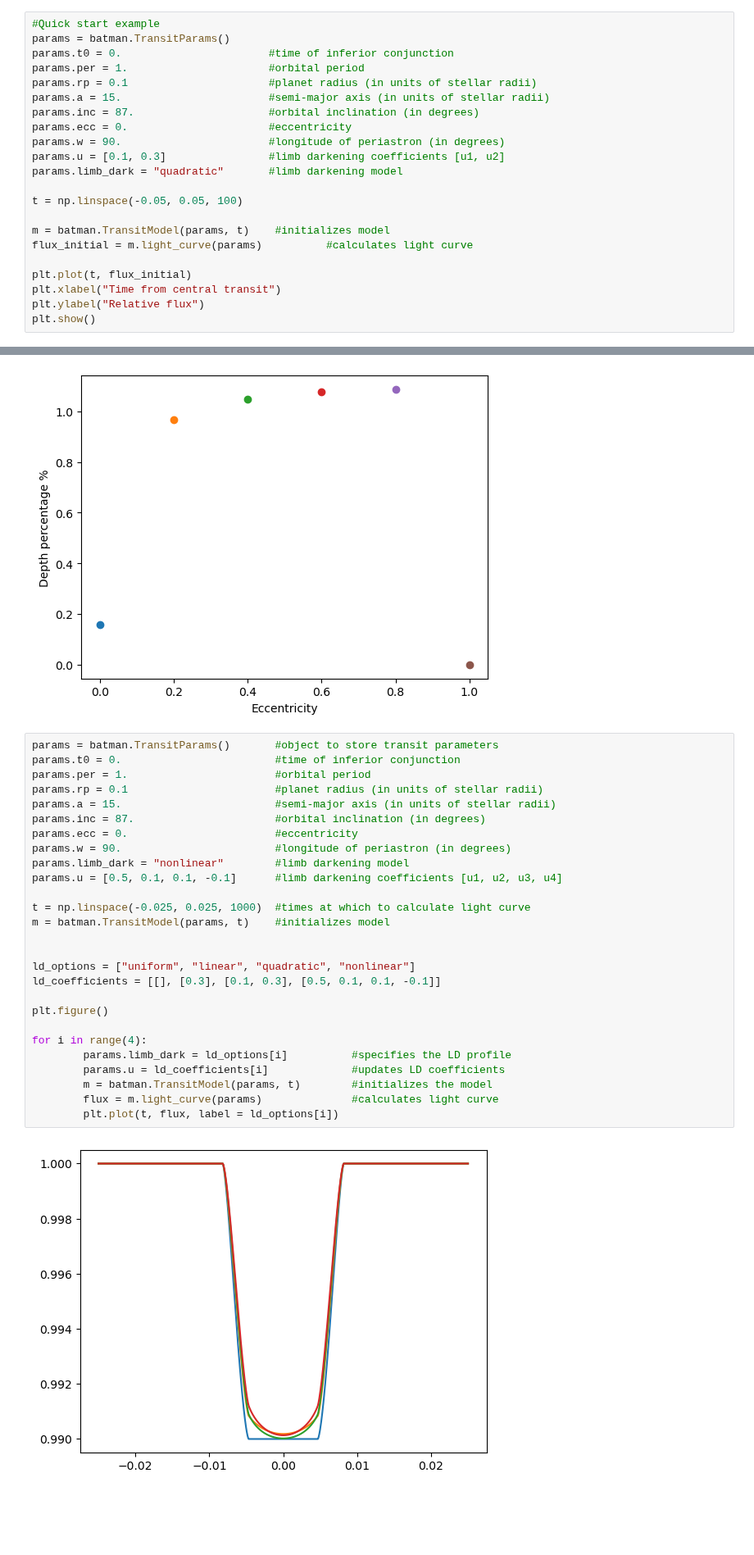
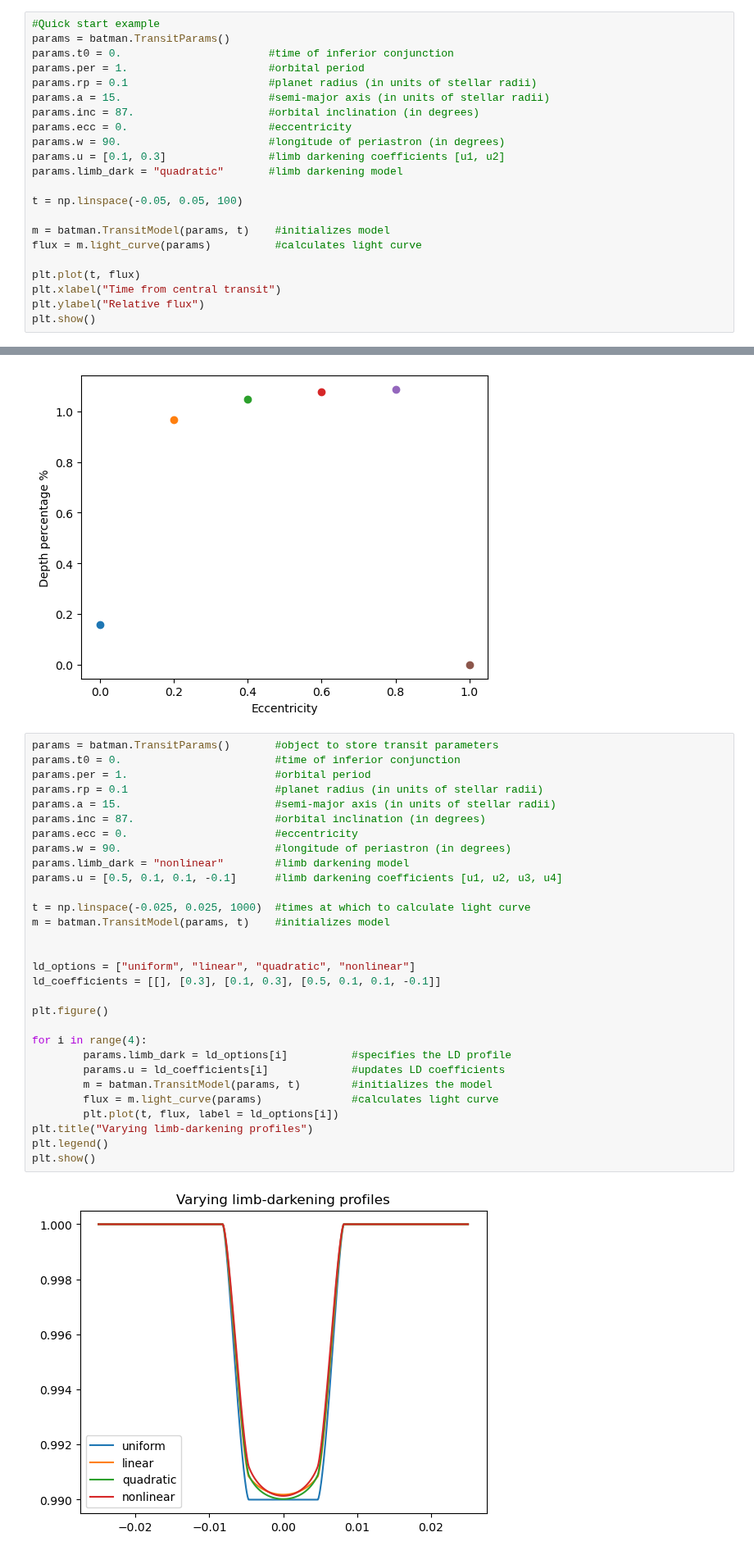
Before and after one commit to hrwakeford/MSci2022_TESS, a Jupyter notebook: BATMAN_code/example.ipynb, the cells around one changed output, grey strips where cells are left out. Shown at 82% size. Saved outputs shown, nothing was run; the diff lists cells and outputs as text; blank space fills up the shorter version.

```diff
--- a/BATMAN_code/example.ipynb
+++ b/BATMAN_code/example.ipynb
@@ -19,9 +19,9 @@ params.limb_dark = "quadratic"       #limb darkening model
 t = np.linspace(-0.05, 0.05, 100)
 
 m = batman.TransitModel(params, t)    #initializes model
-flux_initial = m.light_curve(params)          #calculates light curve
+flux = m.light_curve(params)          #calculates light curve
 
-plt.plot(t, flux_initial)
+plt.plot(t, flux)
 plt.xlabel("Time from central transit")
 plt.ylabel("Relative flux")
 plt.show()
@@ -186,29 +186,32 @@ plt.show()
 # %%
 params = batman.TransitParams()       #object to store transit parameters
 params.t0 = 0.                        #time of inferior conjunction
 params.per = 1.                       #orbital period
 params.rp = 0.1                       #planet radius (in units of stellar radii)
 params.a = 15.                        #semi-major axis (in units of stellar radii)
 params.inc = 87.                      #orbital inclination (in degrees)
 params.ecc = 0.                       #eccentricity
 params.w = 90.                        #longitude of periastron (in degrees)
 params.limb_dark = "nonlinear"        #limb darkening model
 params.u = [0.5, 0.1, 0.1, -0.1]      #limb darkening coefficients [u1, u2, u3, u4]
 
 t = np.linspace(-0.025, 0.025, 1000)  #times at which to calculate light curve
 m = batman.TransitModel(params, t)    #initializes model
 
 
 ld_options = ["uniform", "linear", "quadratic", "nonlinear"]
 ld_coefficients = [[], [0.3], [0.1, 0.3], [0.5, 0.1, 0.1, -0.1]]
 
 plt.figure()
 
 for i in range(4):
         params.limb_dark = ld_options[i]          #specifies the LD profile
         params.u = ld_coefficients[i]             #updates LD coefficients
         m = batman.TransitModel(params, t)        #initializes the model
         flux = m.light_curve(params)              #calculates light curve
         plt.plot(t, flux, label = ld_options[i])
+plt.title("Varying limb-darkening profiles")
+plt.legend()
+plt.show()
 # %% [output]
-[figure, old version]
+[figure, new version]
```
Also changed, not shown: parts of 2 cells of this notebook, 1 other file.
